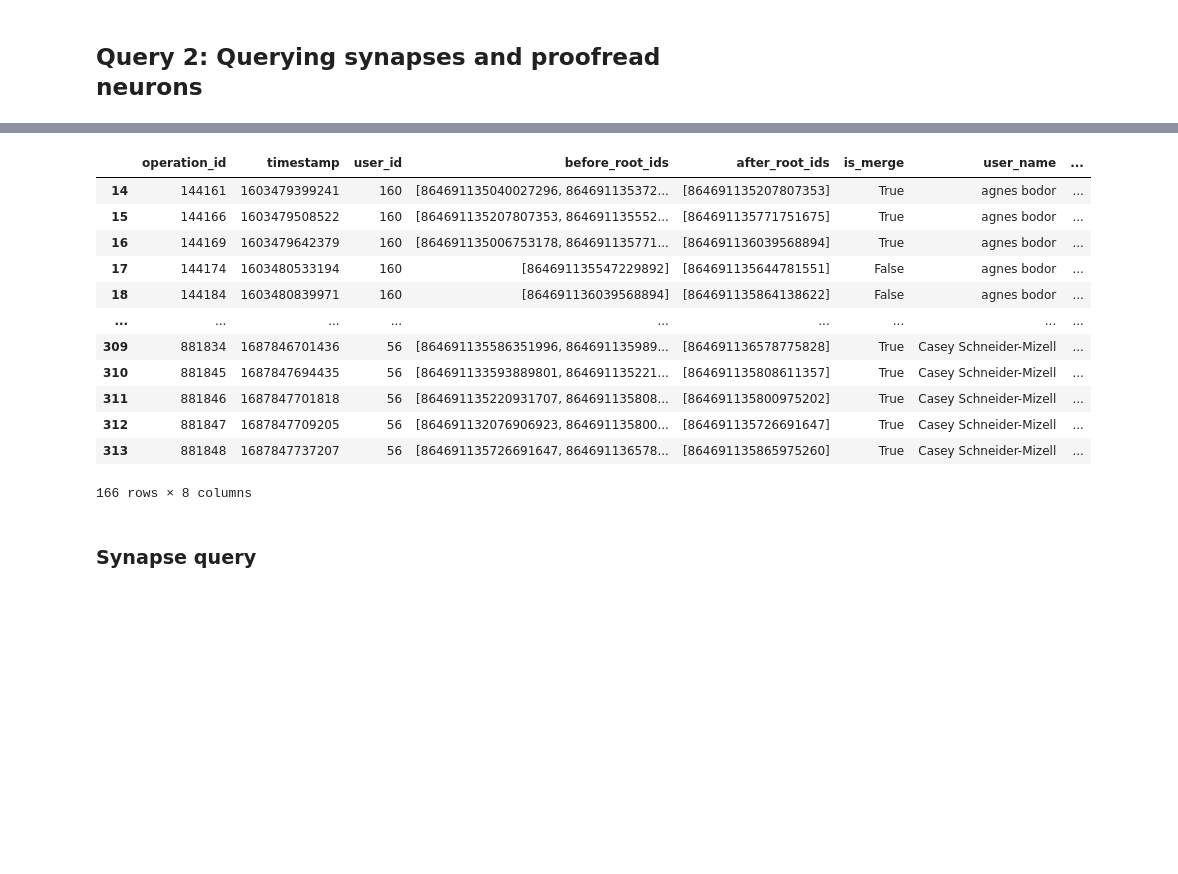
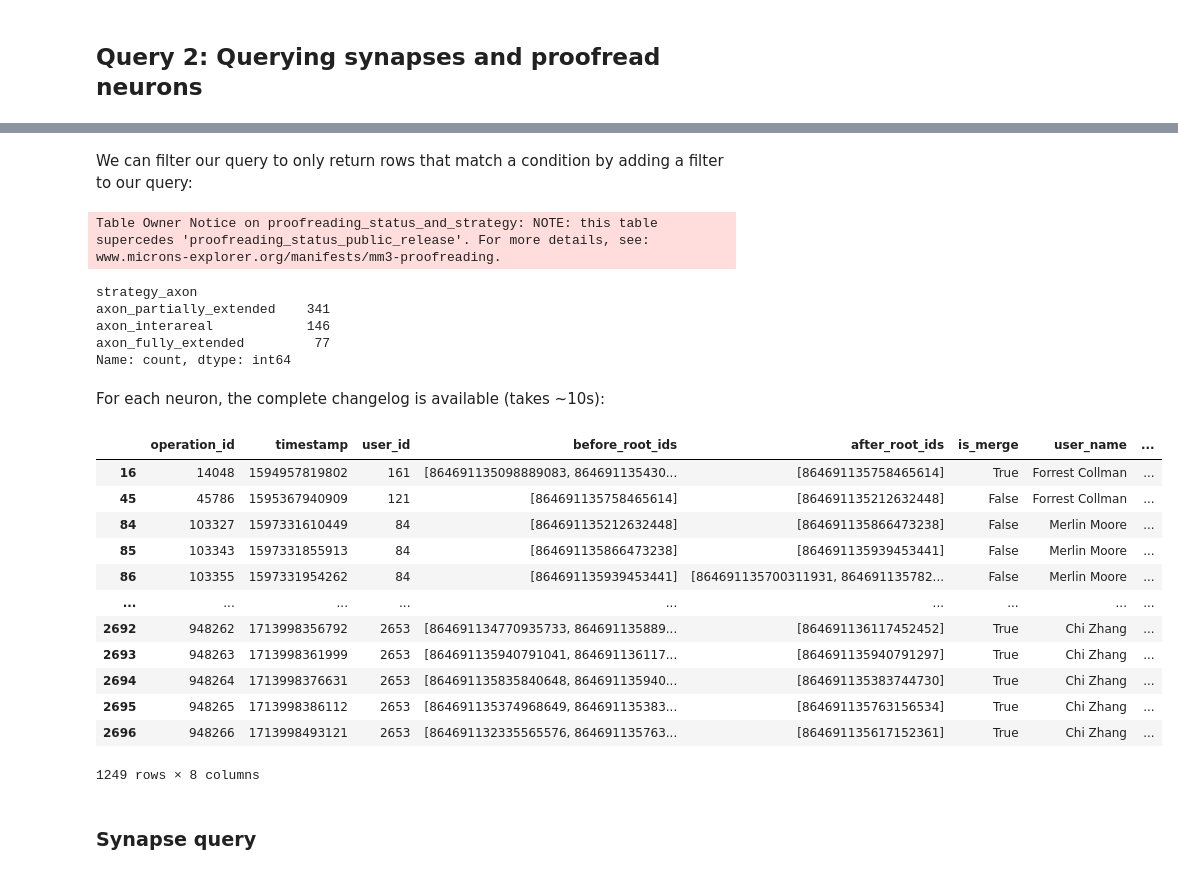
Before and after one commit to bpdanskin/MICrONS_workshop_2025, a Jupyter notebook: tutorials/ProgrammaticAccess.ipynb, the cells around one changed output, grey strips where cells are left out. Saved outputs shown, nothing was run; the diff lists cells and outputs as text; code cells hidden in the pictures; blank space fills up the shorter version.

```diff
--- a/tutorials/ProgrammaticAccess.ipynb
+++ b/tutorials/ProgrammaticAccess.ipynb
@@ -311,19 +318,35 @@ proof_df
+# %% [markdown]
+We can filter our query to only return rows that match a condition by adding a filter to our query:
+# %%
+proof_df = client.materialize.query_table("proofreading_status_and_strategy", filter_in_dict={"strategy_axon": ["axon_partially_extended", "axon_fully_extended", "axon_interareal"]})
+# %% [output]
+Table Owner Notice on proofreading_status_and_strategy: NOTE: this table supercedes 'proofreading_status_public_release'. For more details, see: www.microns-explorer.org/manifests/mm3-proofreading.
+# %%
+proof_df["strategy_axon"].value_counts()
+# %% [output]
+strategy_axon
+axon_partially_extended    341
+axon_interareal            146
+axon_fully_extended         77
+Name: count, dtype: int64
+# %% [markdown]
+For each neuron, the complete changelog is available (takes ~10s):
 # %%
-client.chunkedgraph.get_tabular_change_log(864691135865975260)[864691135865975260]
+client.chunkedgraph.get_tabular_change_log(864691135617152361)[864691135617152361]
 # %% [output]
 |  | operation_id | timestamp | user_id | before_root_ids | after_root_ids | is_merge | user_name | ... |
-| 14 | 144161 | 1603479399241 | 160 | [864691135040027296, 864691135372... | [864691135207807353] | True | agnes bodor | ... |
-| 15 | 144166 | 1603479508522 | 160 | [864691135207807353, 864691135552... | [864691135771751675] | True | agnes bodor | ... |
-| 16 | 144169 | 1603479642379 | 160 | [864691135006753178, 864691135771... | [864691136039568894] | True | agnes bodor | ... |
-| 17 | 144174 | 1603480533194 | 160 | [864691135547229892] | [864691135644781551] | False | agnes bodor | ... |
-| 18 | 144184 | 1603480839971 | 160 | [864691136039568894] | [864691135864138622] | False | agnes bodor | ... |
+| 16 | 14048 | 1594957819802 | 161 | [864691135098889083, 864691135430... | [864691135758465614] | True | Forrest Collman | ... |
+| 45 | 45786 | 1595367940909 | 121 | [864691135758465614] | [864691135212632448] | False | Forrest Collman | ... |
+| 84 | 103327 | 1597331610449 | 84 | [864691135212632448] | [864691135866473238] | False | Merlin Moore | ... |
+| 85 | 103343 | 1597331855913 | 84 | [864691135866473238] | [864691135939453441] | False | Merlin Moore | ... |
+| 86 | 103355 | 1597331954262 | 84 | [864691135939453441] | [864691135700311931, 864691135782... | False | Merlin Moore | ... |
 | ... | ... | ... | ... | ... | ... | ... | ... | ... |
-| 309 | 881834 | 1687846701436 | 56 | [864691135586351996, 864691135989... | [864691136578775828] | True | Casey Schneider-Mizell | ... |
-| 310 | 881845 | 1687847694435 | 56 | [864691133593889801, 864691135221... | [864691135808611357] | True | Casey Schneider-Mizell | ... |
-| 311 | 881846 | 1687847701818 | 56 | [864691135220931707, 864691135808... | [864691135800975202] | True | Casey Schneider-Mizell | ... |
-| 312 | 881847 | 1687847709205 | 56 | [864691132076906923, 864691135800... | [864691135726691647] | True | Casey Schneider-Mizell | ... |
-| 313 | 881848 | 1687847737207 | 56 | [864691135726691647, 864691136578... | [864691135865975260] | True | Casey Schneider-Mizell | ... |
+| 2692 | 948262 | 1713998356792 | 2653 | [864691134770935733, 864691135889... | [864691136117452452] | True | Chi Zhang | ... |
+| 2693 | 948263 | 1713998361999 | 2653 | [864691135940791041, 864691136117... | [864691135940791297] | True | Chi Zhang | ... |
+| 2694 | 948264 | 1713998376631 | 2653 | [864691135835840648, 864691135940... | [864691135383744730] | True | Chi Zhang | ... |
+| 2695 | 948265 | 1713998386112 | 2653 | [864691135374968649, 864691135383... | [864691135763156534] | True | Chi Zhang | ... |
+| 2696 | 948266 | 1713998493121 | 2653 | [864691132335565576, 864691135763... | [864691135617152361] | True | Chi Zhang | ... |
-166 rows × 8 columns
+1249 rows × 8 columns
 # %% [markdown]
 ### Synapse query
 # %% [markdown]
```
Also changed, not shown: parts of 17 cells of this notebook, 1 other file.
